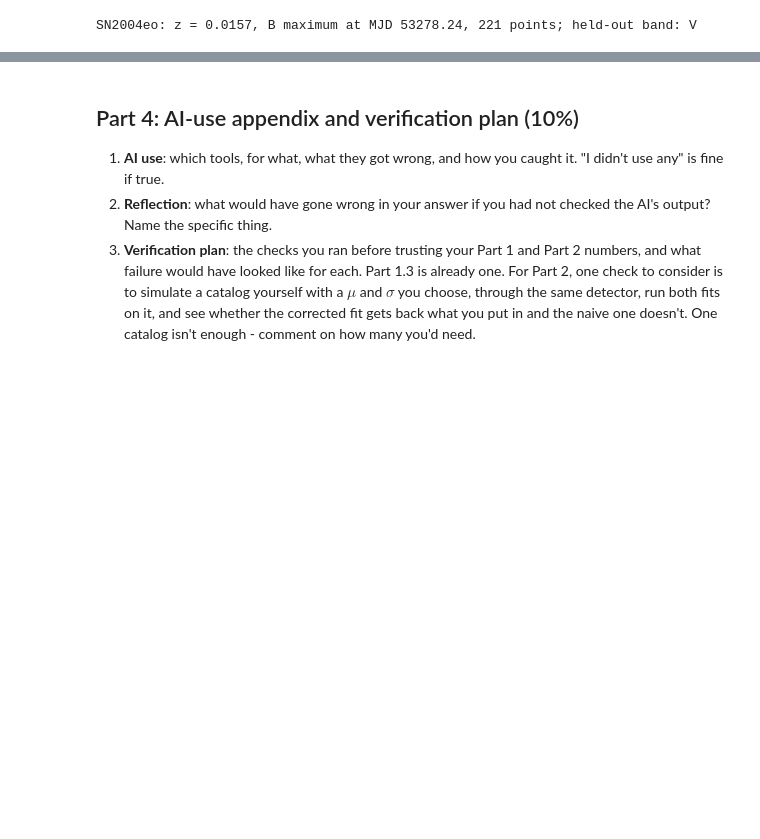
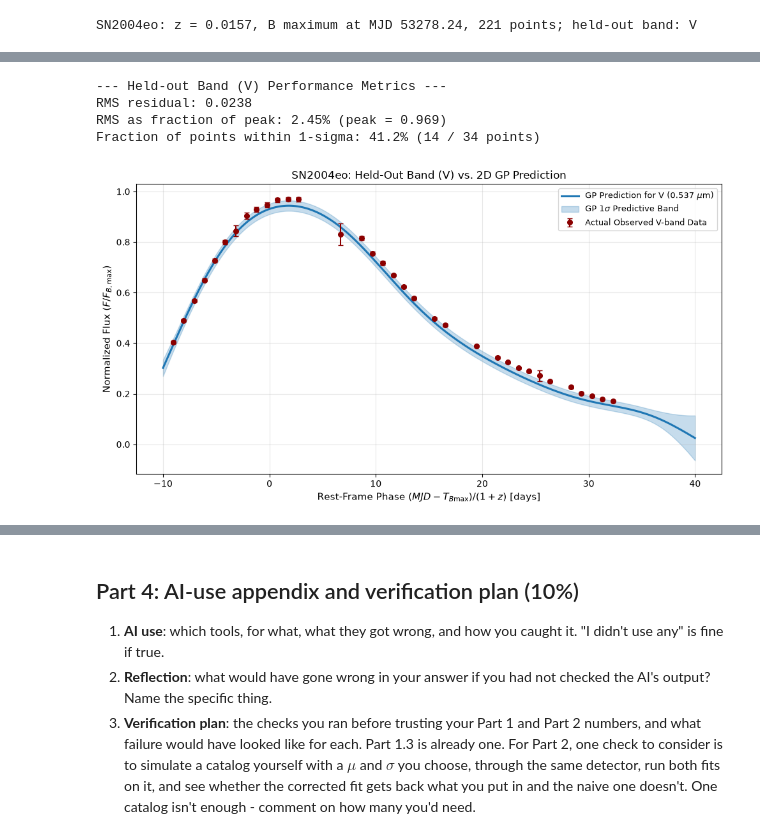
Before and after one commit to AustinMathison/ast457_2026_Fall, a Jupyter notebook: submissions/ahuwer2/lab08.ipynb, the cells around one changed output, grey strips where cells are left out. Saved outputs shown, nothing was run; the diff lists cells and outputs as text; code cells hidden in the pictures; blank space fills up the shorter version.

```diff
--- a/submissions/ahuwer2/lab08.ipynb
+++ b/submissions/ahuwer2/lab08.ipynb
@@ -740,0 +729,69 @@ Log marginal likelihood: 513.59
+# %%
+# ==============================================================================
+# Predict Held-Out Band (V), Plot, and Quantify Residuals
+# ==============================================================================
+# 1. Extract the held-out band data
+hold_df = df[df['band'] == HOLD].sort_values('phase').copy().reset_index(drop=True)
+X_hold = hold_df[['phase', 'wave_um']].to_numpy()
+y_hold = hold_df['flux_norm'].to_numpy()
+y_err_hold = hold_df['flux_err_norm'].to_numpy()
+wave_hold = hold_df['wave_um'].iloc[0]
+
+# 2. Predict at the exact observed epochs
+y_pred_pts, std_gp_pts = gp.predict(X_hold, return_std=True)
+
+# Total 1-sigma uncertainty: add GP variance and measurement variance
+sigma_tot_pts = np.sqrt(std_gp_pts**2 + y_err_hold**2)
+
+# Residuals and metrics
+residuals = y_hold - y_pred_pts
+rms = np.sqrt(np.mean(residuals**2))
+peak_hold = y_hold.max()
+fractional_rms = rms / peak_hold
+
+# Fraction within 1 sigma
+inside_1sig = np.abs(residuals) <= sigma_tot_pts
+fraction_1sig = np.mean(inside_1sig)
+
+print(f"--- Held-out Band ({HOLD}) Performance Metrics ---")
+print(f"RMS residual: {rms:.4f}")
+print(f"RMS as fraction of peak: {fractional_rms*100:.2f}% (peak = {peak_hold:.3f})")
+print(f"Fraction of points within 1-sigma: {fraction_1sig*100:.1f}% ({inside_1sig.sum()} / {len(y_hold)} points)")
+
+# 3. Dense grid for smooth GP curve plotting
+phase_grid = np.linspace(-10.0, 40.0, 250)
+X_grid = np.column_stack([phase_grid, np.full_like(phase_grid, wave_hold)])
+y_pred_grid, std_gp_grid = gp.predict(X_grid, return_std=True)
+
+# 4. Plot
+fig, ax = plt.subplots(figsize=(10, 5.5))
+
+# Plot GP mean prediction and 1-sigma model band
+ax.plot(phase_grid, y_pred_grid, color='C0', lw=2.2, label=f'GP Prediction for {HOLD} ({wave_hold:.3f} $\\mu$m)')
+ax.fill_between(
+    phase_grid,
+    y_pred_grid - std_gp_grid,
+    y_pred_grid + std_gp_grid,
+    color='C0', alpha=0.25, label=r'GP $1\sigma$ Predictive Band'
+)
+
+# Plot actual held-out observations
+ax.errorbar(
+    hold_df['phase'], y_hold, yerr=y_err_hold,
+    fmt='o', color='darkred', ecolor='darkred', ms=5.5, capsize=3,
+    label=f'Actual Observed {HOLD}-band Data'
+)
+
+ax.set_xlabel(r'Rest-Frame Phase $(MJD - T_{B{\rm max}}) / (1+z)$ [days]', fontsize=11)
+ax.set_ylabel(r'Normalized Flux ($F / F_{B,{\rm max}}$)', fontsize=11)
+ax.set_title(f'{SN}: Held-Out Band ({HOLD}) vs. 2D GP Prediction', fontsize=12)
+ax.grid(True, alpha=0.3)
+ax.legend(loc='upper right', fontsize=9.5)
+plt.tight_layout()
+plt.show()
+# %% [output]
+--- Held-out Band (V) Performance Metrics ---
+RMS residual: 0.0238
+RMS as fraction of peak: 2.45% (peak = 0.969)
+Fraction of points within 1-sigma: 41.2% (14 / 34 points)
+[figure, added]
```
Also changed, not shown: parts of 7 cells of this notebook.
